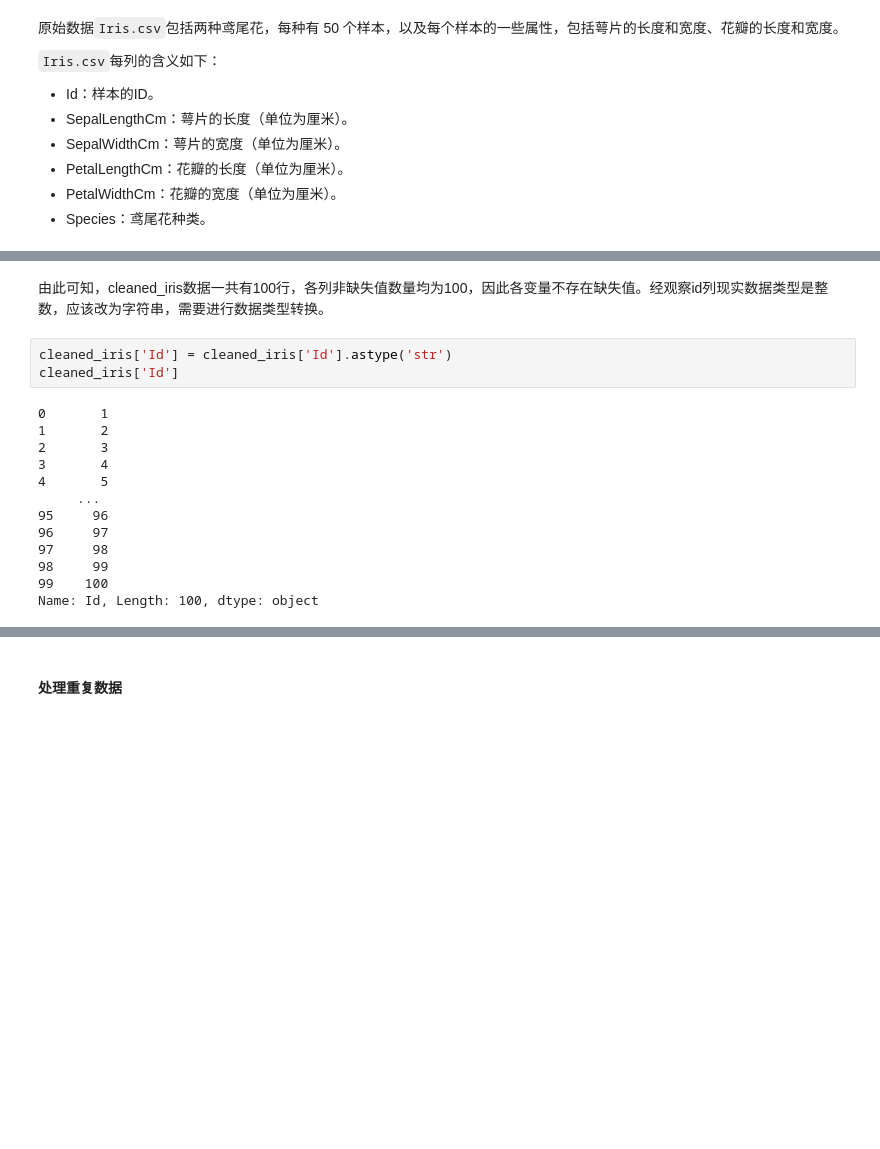
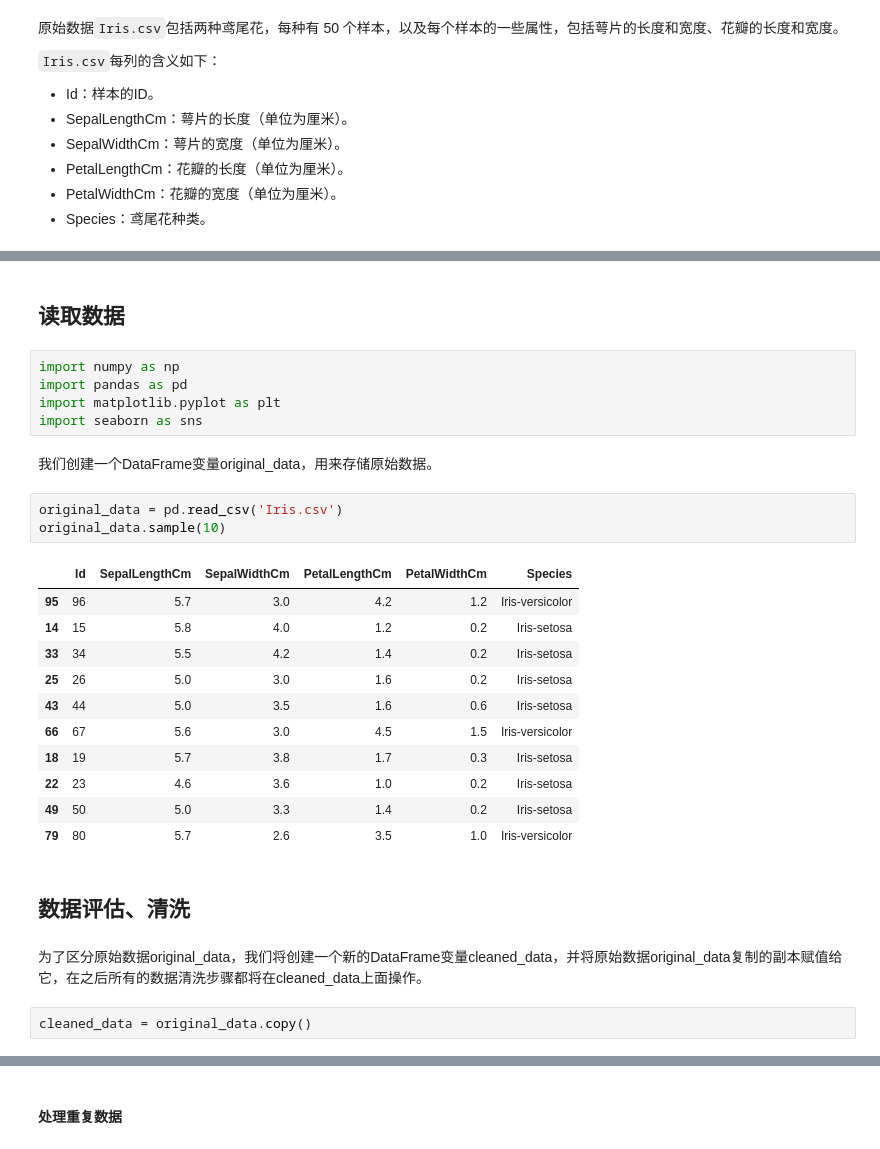
Before and after one commit to whywesson/Python-Data-Analysis, a Jupyter notebook: 02 项目实战 _ 分析鸢尾花种类数据.ipynb, the cells around one changed output, grey strips where cells are left out. Cells and saved outputs as stored; diff of their text form; blank space fills up the shorter version.

```diff
--- a/02 项目实战 _ 分析鸢尾花种类数据.ipynb
+++ b/02 项目实战 _ 分析鸢尾花种类数据.ipynb
@@ -97,18 +19,30 @@ memory usage: 4.8+ KB
-# %% [markdown]
-由此可知，cleaned_iris数据一共有100行，各列非缺失值数量均为100，因此各变量不存在缺失值。经观察id列现实数据类型是整数，应该改为字符串，需要进行数据类型转换。
-# %%
-cleaned_iris['Id'] = cleaned_iris['Id'].astype('str')
-cleaned_iris['Id']
-# %% [output]
-0       1
-1       2
-2       3
-3       4
-4       5
-     ...
-95     96
-96     97
-97     98
-98     99
-99    100
-Name: Id, Length: 100, dtype: object
+# %% [markdown]
+## 读取数据
+# %%
+import numpy as np
+import pandas as pd
+import matplotlib.pyplot as plt
+import seaborn as sns
+# %% [markdown]
+我们创建一个DataFrame变量original_data，用来存储原始数据。
+# %%
+original_data = pd.read_csv('Iris.csv')
+original_data.sample(10)
+# %% [output]
+|  | Id | SepalLengthCm | SepalWidthCm | PetalLengthCm | PetalWidthCm | Species |
+| 95 | 96 | 5.7 | 3.0 | 4.2 | 1.2 | Iris-versicolor |
+| 14 | 15 | 5.8 | 4.0 | 1.2 | 0.2 | Iris-setosa |
+| 33 | 34 | 5.5 | 4.2 | 1.4 | 0.2 | Iris-setosa |
+| 25 | 26 | 5.0 | 3.0 | 1.6 | 0.2 | Iris-setosa |
+| 43 | 44 | 5.0 | 3.5 | 1.6 | 0.6 | Iris-setosa |
+| 66 | 67 | 5.6 | 3.0 | 4.5 | 1.5 | Iris-versicolor |
+| 18 | 19 | 5.7 | 3.8 | 1.7 | 0.3 | Iris-setosa |
+| 22 | 23 | 4.6 | 3.6 | 1.0 | 0.2 | Iris-setosa |
+| 49 | 50 | 5.0 | 3.3 | 1.4 | 0.2 | Iris-setosa |
+| 79 | 80 | 5.7 | 2.6 | 3.5 | 1.0 | Iris-versicolor |
+# %% [markdown]
+## 数据评估、清洗
+# %% [markdown]
+为了区分原始数据original_data，我们将创建一个新的DataFrame变量cleaned_data，并将原始数据original_data复制的副本赋值给它，在之后所有的数据清洗步骤都将在cleaned_data上面操作。
+# %%
+cleaned_data = original_data.copy()
```
Also changed, not shown: parts of 134 cells of this notebook.
